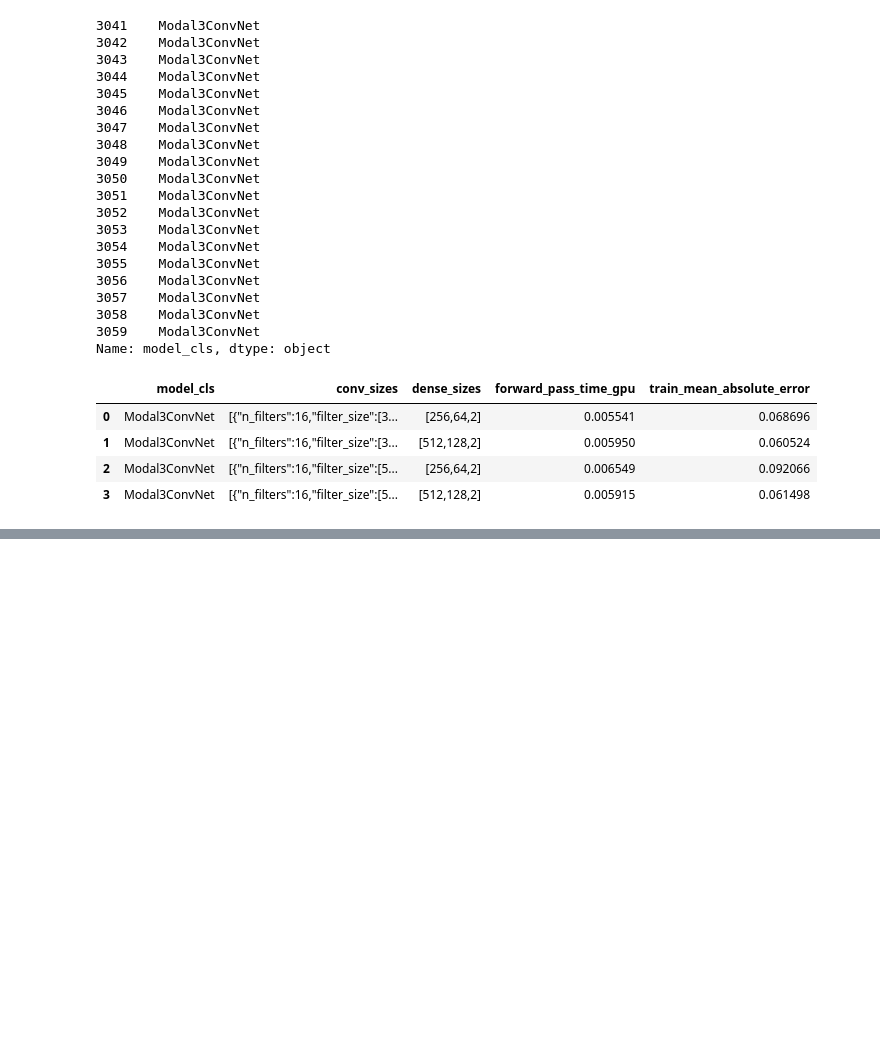
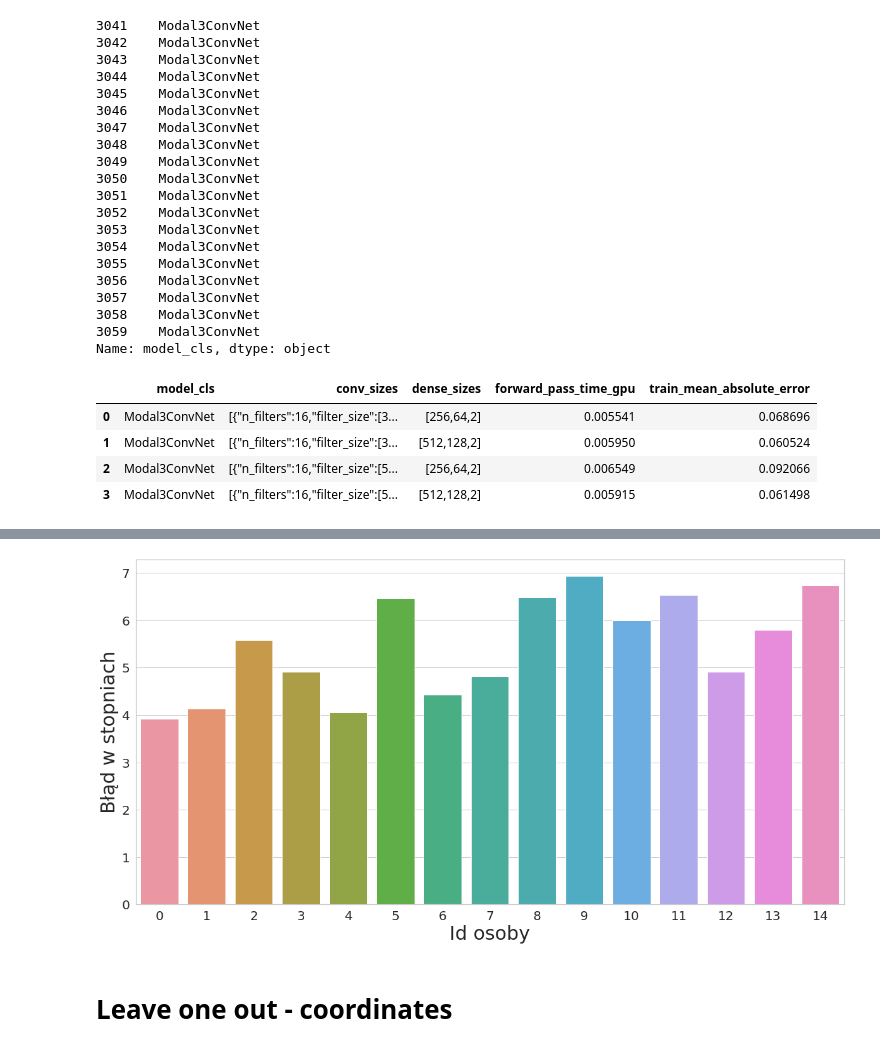
Before and after one commit to lukaszsus/gaze-estimation, a Jupyter notebook: notebooks/results_to_raport.ipynb, the cells around one changed output, grey strips where cells are left out. Cells and saved outputs as stored; diff of their text form; code cells hidden in the pictures; blank space fills up the shorter version.

```diff
--- a/notebooks/results_to_raport.ipynb
+++ b/notebooks/results_to_raport.ipynb
@@ -281,0 +421,8 @@ df_time
+# %%
+df_leave_one_out = get_leave_one_out_both_clean_data(df_results)
+df_mean = get_mean_error_per_model(df_leave_one_out)
+df_leave_one_out = df_leave_one_out[columns]
+df_leave_one_out = get_merged(df_leave_one_out)
+df_leave_one_out = add_mean(df_leave_one_out, df_mean)
+df_leave_one_out = df_leave_one_out.round({"test_angle_error_degrees": 2,
+                                         "test_angle_error_degrees_best_model": 2})
@@ -281,0 +457,5 @@ df_time
+# %%
+df_leave_one_out = df_leave_one_out.rename(
+    {"person_id": "Id osoby", "test_angle_error_degrees": "Błąd w stopniach (min.)",
+     "test_angle_error_degrees_best_model": "Błąd w stopniach (najlepszy model)",
+    "model_cls": "Rodzaj sieci", "dropout": "Dropout"}, axis=1)
@@ -281,0 +486,8 @@ df_time
+# %%
+bar_plot_leave_one_out(df_leave_one_out.iloc[:15, :], x_col="Id osoby",
+                        y_col="Błąd w stopniach (najlepszy model)",
+                        file_name='both_eyes_leave_one_out.png')
+# %% [output]
+[figure, added]
+# %% [markdown]
+# Leave one out - coordinates
```
Also changed, not shown: parts of 37 cells of this notebook, 10 other files.
